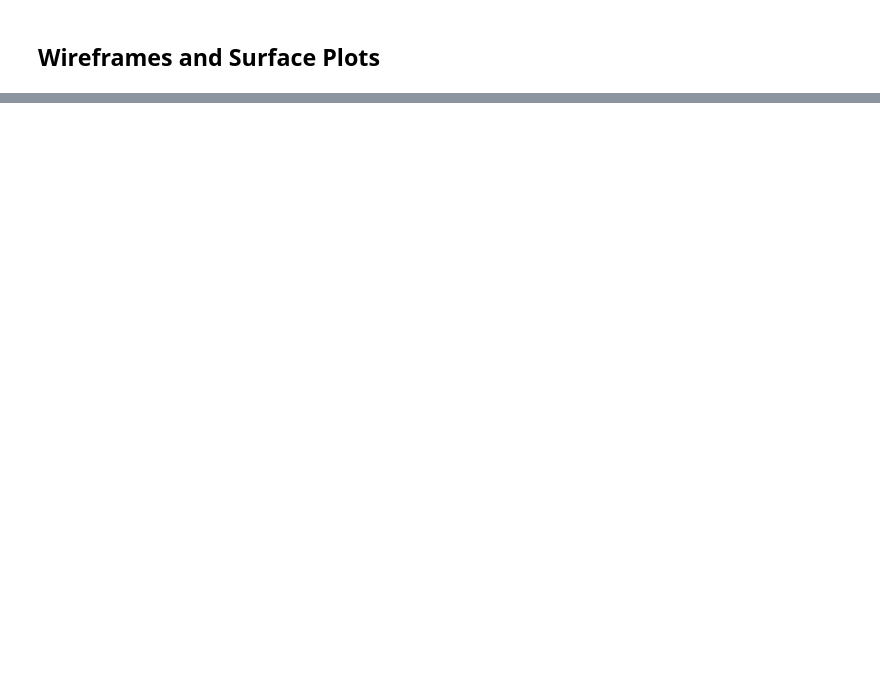
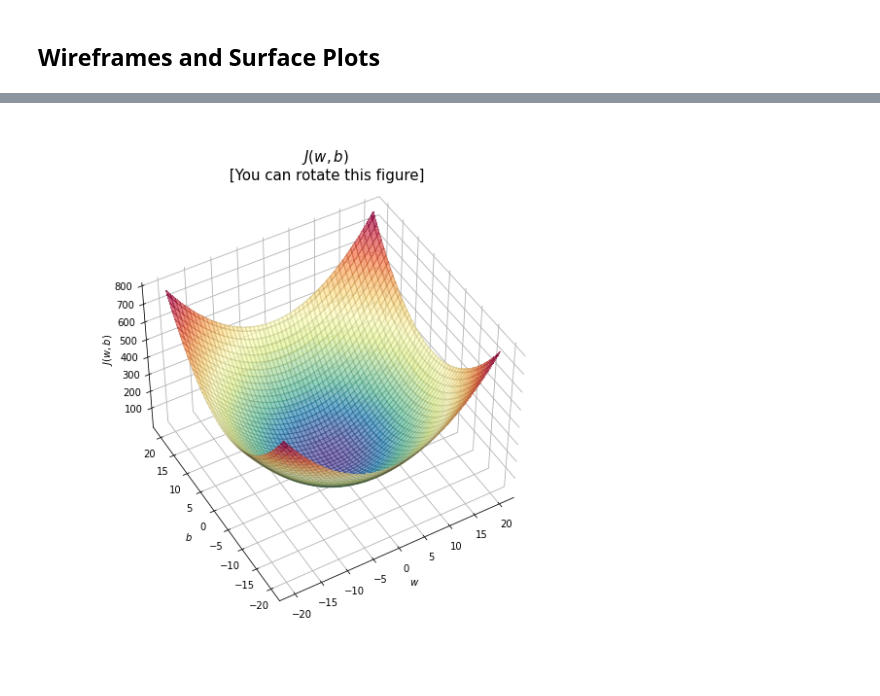
Before and after one commit to PaulToronto/Math-and-Data-Science-Reference, a Jupyter notebook: 3D_Plotting_in_Matplotlib.ipynb, the cells around one changed output, grey strips where cells are left out. Saved outputs shown, nothing was run; the diff lists cells and outputs as text; code cells hidden in the pictures; blank space fills up the shorter version.

```diff
--- a/3D_Plotting_in_Matplotlib.ipynb
+++ b/3D_Plotting_in_Matplotlib.ipynb
@@ -138,0 +189,43 @@ plt.show()
+# %%
+def soup_bowl():
+    """ Create figure and plot with a 3D projection"""
+    fig = plt.figure(figsize=(8,8))
+
+    #Plot configuration
+    ax = fig.add_subplot(111, projection='3d')
+    ax.xaxis.set_pane_color((1.0, 1.0, 1.0, 0.0))
+    ax.yaxis.set_pane_color((1.0, 1.0, 1.0, 0.0))
+    ax.zaxis.set_pane_color((1.0, 1.0, 1.0, 0.0))
+    ax.zaxis.set_rotate_label(False)
+    ax.view_init(45, -120)
+
+    #Useful linearspaces to give values to the parameters w and b
+    w = np.linspace(-20, 20, 100)
+    b = np.linspace(-20, 20, 100)
+
+    #Get the z value for a bowl-shaped cost function
+    z=np.zeros((len(w), len(b)))
+    j=0
+    for x in w:
+        i=0
+        for y in b:
+            z[i,j] = x**2 + y**2
+            i+=1
+        j+=1
+
+    #Meshgrid used for plotting 3D functions
+    W, B = np.meshgrid(w, b)
+
+    #Create the 3D surface plot of the bowl-shaped cost function
+    ax.plot_surface(W, B, z, cmap = "Spectral_r", alpha=0.7, antialiased=False)
+    ax.plot_wireframe(W, B, z, color='k', alpha=0.1)
+    ax.set_xlabel("$w$")
+    ax.set_ylabel("$b$")
+    ax.set_zlabel("$J(w,b)$", rotation=90)
+    ax.set_title("$J(w,b)$\n [You can rotate this figure]", size=15)
+
+    plt.show()
+# %%
+soup_bowl()
+# %% [output]
+[figure, added]
```
Also changed, not shown: parts of 13 cells of this notebook.
